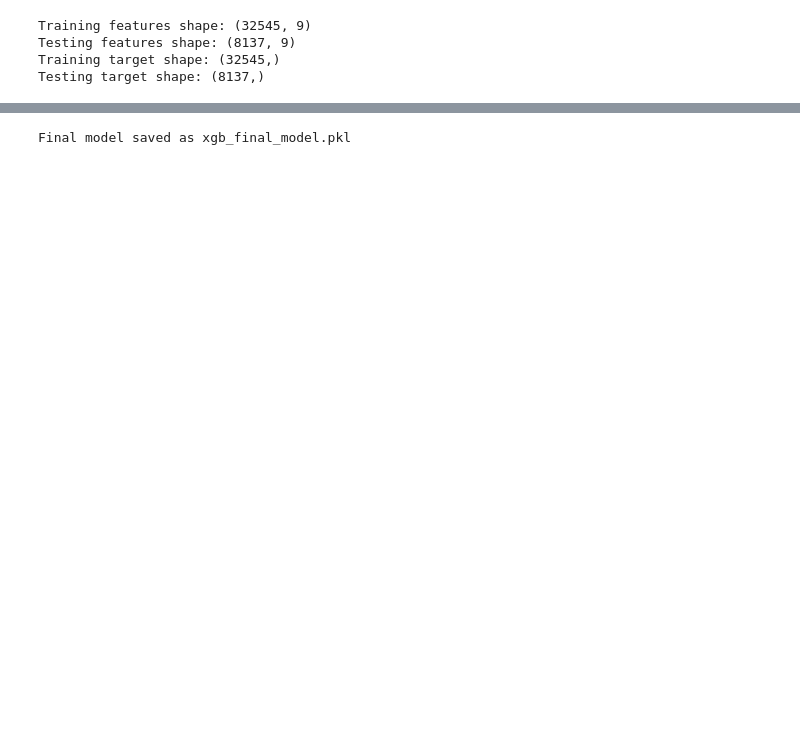
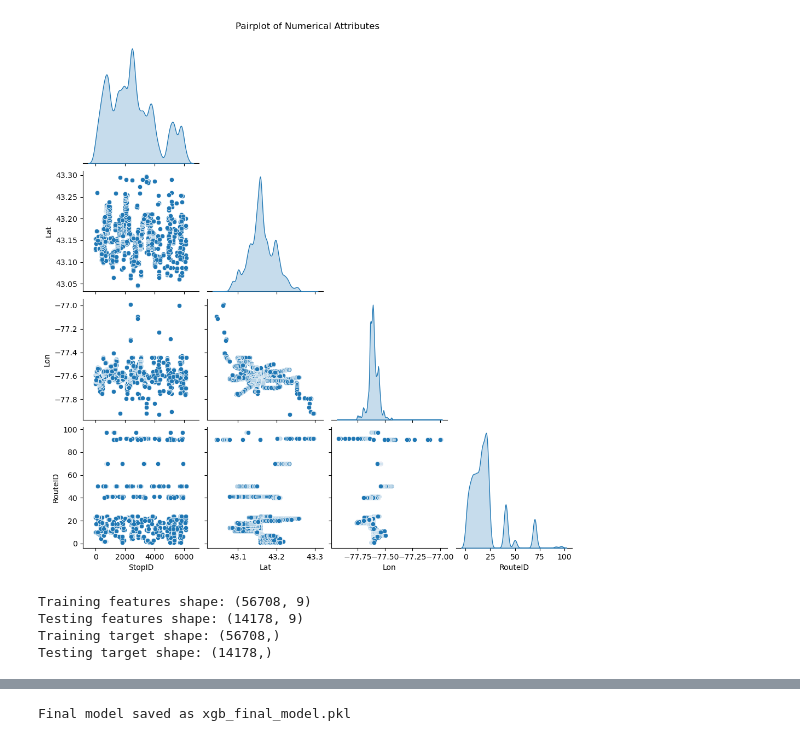
Before and after one commit to PrithviHL/LeaveNow-Real-Time-Bus-Location-Tracking-and-Smart-Departure-Prediction, a Jupyter notebook: final_submission/src/XGBoost_trained_model.ipynb, the cells around one changed output, grey strips where cells are left out. Saved outputs shown, nothing was run; the diff lists cells and outputs as text; code cells hidden in the pictures; blank space fills up the shorter version.

```diff
--- a/final_submission/src/XGBoost_trained_model.ipynb
+++ b/final_submission/src/XGBoost_trained_model.ipynb
@@ -65,10 +137,19 @@ print(df)
+# %%
+import seaborn as sns
+
+sns.pairplot(df, diag_kind='kde', corner=True)
+plt.suptitle("Pairplot of Numerical Attributes", y=1.02)
+plt.show()
+# %% [output]
+[figure, added]
 # %%
 import pandas as pd
 from sklearn.model_selection import train_test_split
 from sklearn.preprocessing import LabelEncoder
+import pickle
 
 # Compute Delay (in seconds)
-df['Delay'] = (pd.to_datetime(df['Actual Arrival Time']) - pd.to_datetime(df['ExpectedTime'])).dt.total_seconds() / 60
+df['Delay'] = (pd.to_datetime(df['Actual Arrival Time']) - pd.to_datetime(df['Time'])).dt.total_seconds() / 60
 
 
 # Drop unnecessary columns
@@ -76,7 +157,7 @@ columns_to_drop = ['RunDate',  'Destination']
 df = df.drop(columns=columns_to_drop)
 
 # Encode categorical columns using Label Encoding
-categorical_columns = ['StopName', 'RouteName', 'Direction','ExpectedTime', 'Actual Arrival Time',]
+categorical_columns = ['StopName', 'RouteName', 'Direction','Time', 'Actual Arrival Time',]
 label_encoders = {}  # Dictionary to store label encoders for future reference
 
 for col in categorical_columns:
@@ -101,10 +182,10 @@ print(f"Testing features shape: {X_test.shape}")
 print(f"Training target shape: {y_train.shape}")
 print(f"Testing target shape: {y_test.shape}")
 # %% [output]
-Training features shape: (32545, 9)
-Testing features shape: (8137, 9)
-Training target shape: (32545,)
-Testing target shape: (8137,)
+Training features shape: (56708, 9)
+Testing features shape: (14178, 9)
+Training target shape: (56708,)
+Testing target shape: (14178,)
 # %%
 df.info()
 # %% [output]
```
Also changed, not shown: parts of 10 cells of this notebook.
